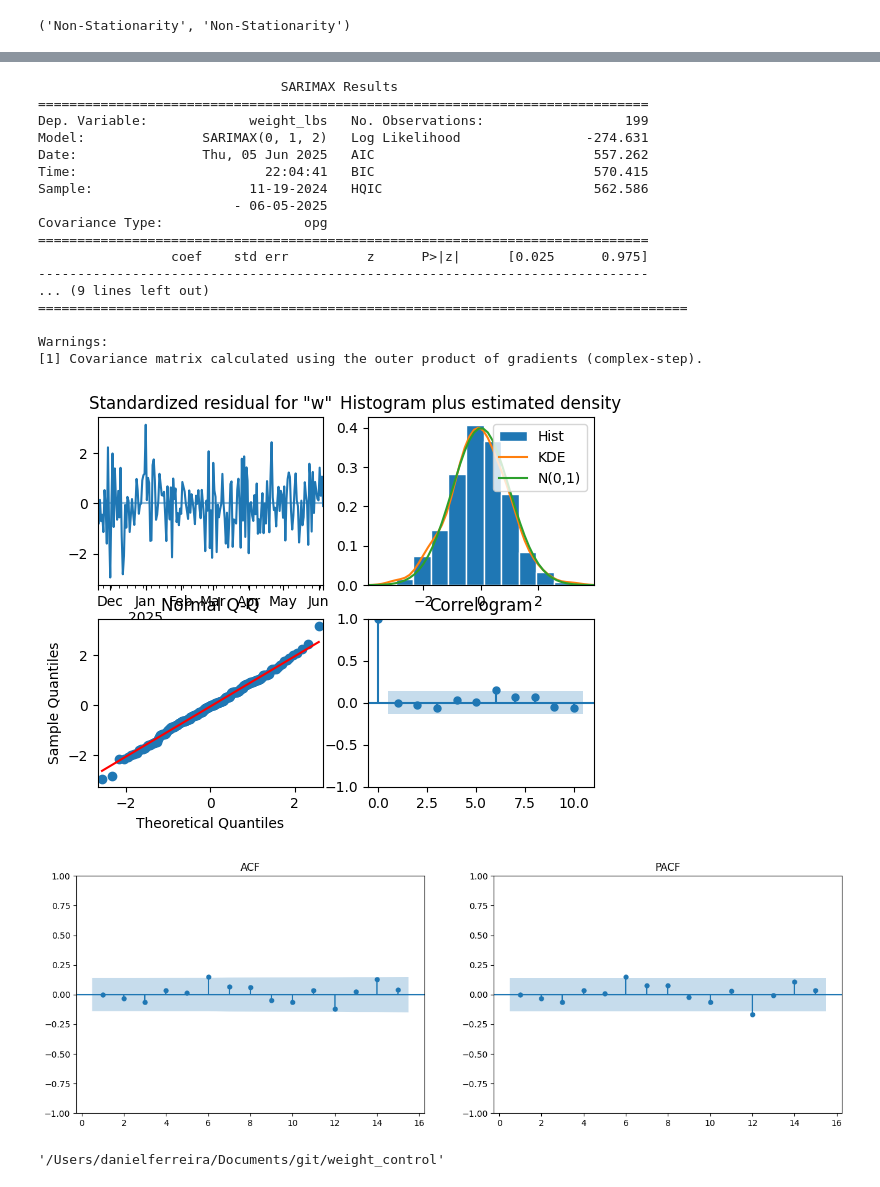
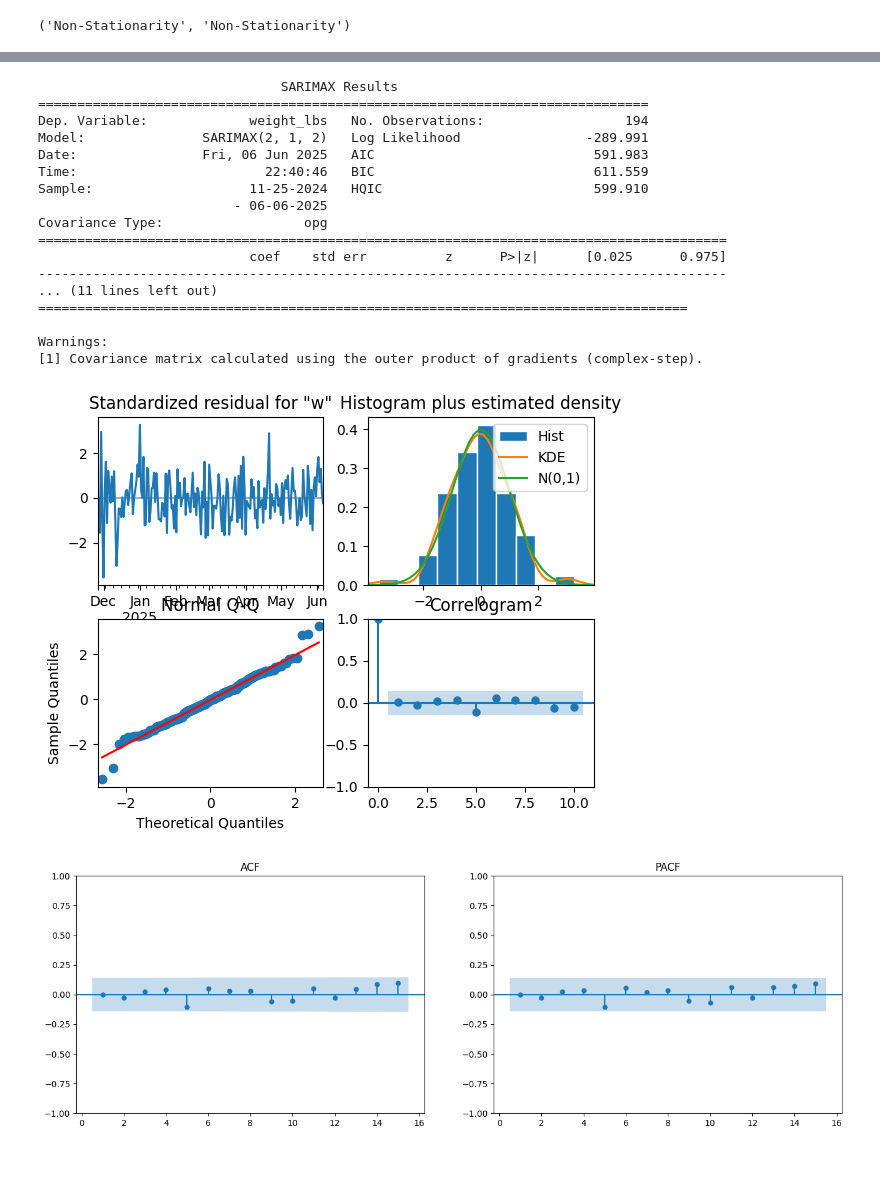
Before and after one commit to danielrferreira/weight_control, a Jupyter notebook: forecast_model/analysis.ipynb, the cells around one changed output, grey strips where cells are left out. Cells and saved outputs as stored; diff of their text form; code cells hidden in the pictures.

```diff
--- a/forecast_model/analysis.ipynb
+++ b/forecast_model/analysis.ipynb
@@ -27,0 +55,3 @@ sf.all_ac(Y)
+# %%
+no_miss = analysis.df.dropna()[['weight_lbs', 'food_exercise_avg_7d']]
+no_miss
@@ -32,25 +88,23 @@ sf.stationarity_test(Y)
 # %%
-Y = df['weight_lbs']
-x = df['food']*0.75 + df['exer']*0.25
-model1 = SARIMAX(Y, order=(0,1,2), exog=x).fit(disp=False)
+model1 = SARIMAX(y, order=(2,1,2), exog=x).fit(disp=False)
 sf.diagnostic(model1)
 # %% [output]
                                SARIMAX Results
 ==============================================================================
-Dep. Variable:             weight_lbs   No. Observations:                  199
-Model:               SARIMAX(0, 1, 2)   Log Likelihood                -274.631
-Date:                Thu, 05 Jun 2025   AIC                            557.262
-Time:                        22:04:41   BIC                            570.415
-Sample:                    11-19-2024   HQIC                           562.586
-                         - 06-05-2025
+Dep. Variable:             weight_lbs   No. Observations:                  194
+Model:               SARIMAX(2, 1, 2)   Log Likelihood                -289.991
+Date:                Fri, 06 Jun 2025   AIC                            591.983
+Time:                        22:40:46   BIC                            611.559
+Sample:                    11-25-2024   HQIC                           599.910
+                         - 06-06-2025
 Covariance Type:                  opg
-==============================================================================
-                 coef    std err          z      P>|z|      [0.025      0.975]
-------------------------------------------------------------------------------
-... (9 lines left out)
+========================================================================================
+                           coef    std err          z      P>|z|      [0.025      0.975]
+----------------------------------------------------------------------------------------
+... (11 lines left out)
 ===================================================================================
 
 Warnings:
 [1] Covariance matrix calculated using the outer product of gradients (complex-step).
-[figure, old version]
+[figure, new version]
-[figure, old version]
+[figure, new version]
@@ -60,4 +110,0 @@ os.chdir('..')
-# %%
-pwd
-# %% [output]
-'/Users/danielferreira/Documents/git/weight_control'
```
Also changed, not shown: parts of 25 cells of this notebook, 1 other file.
